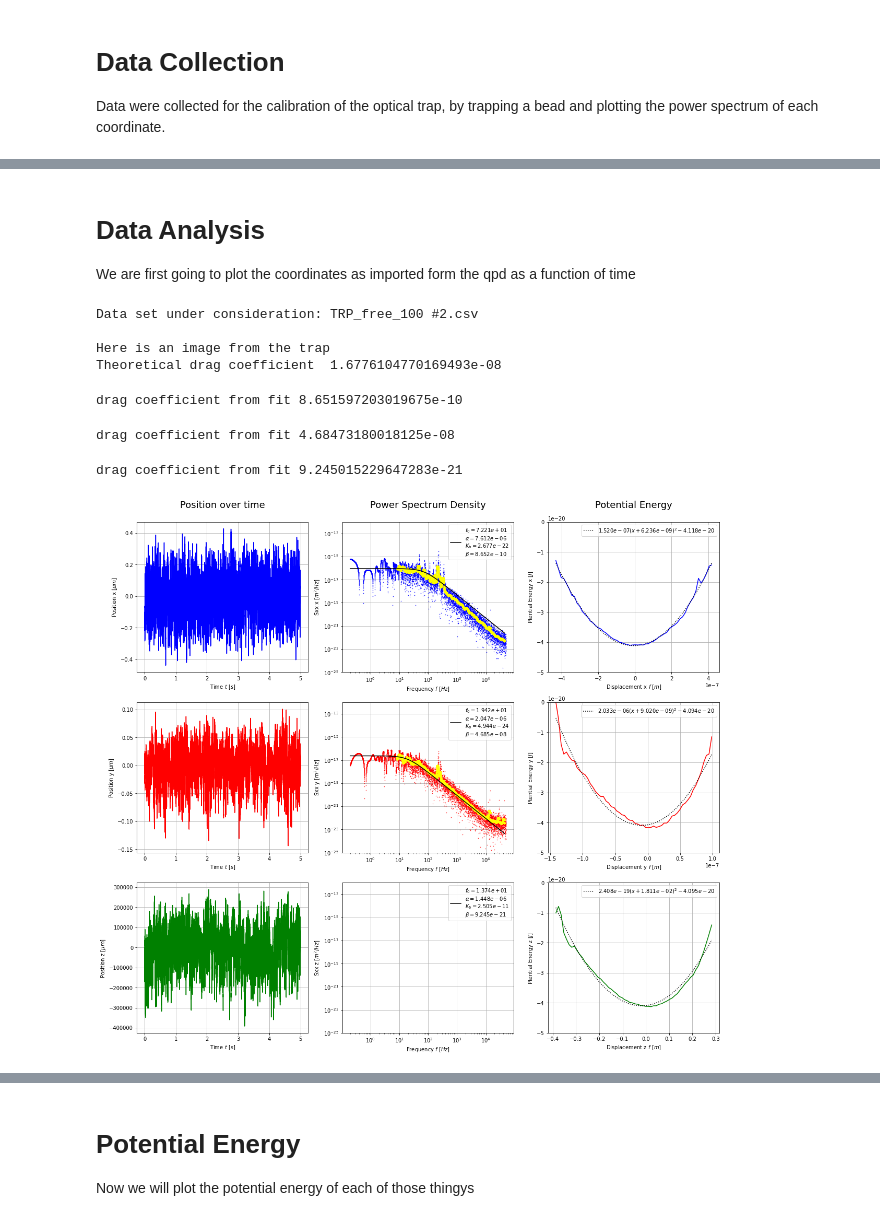
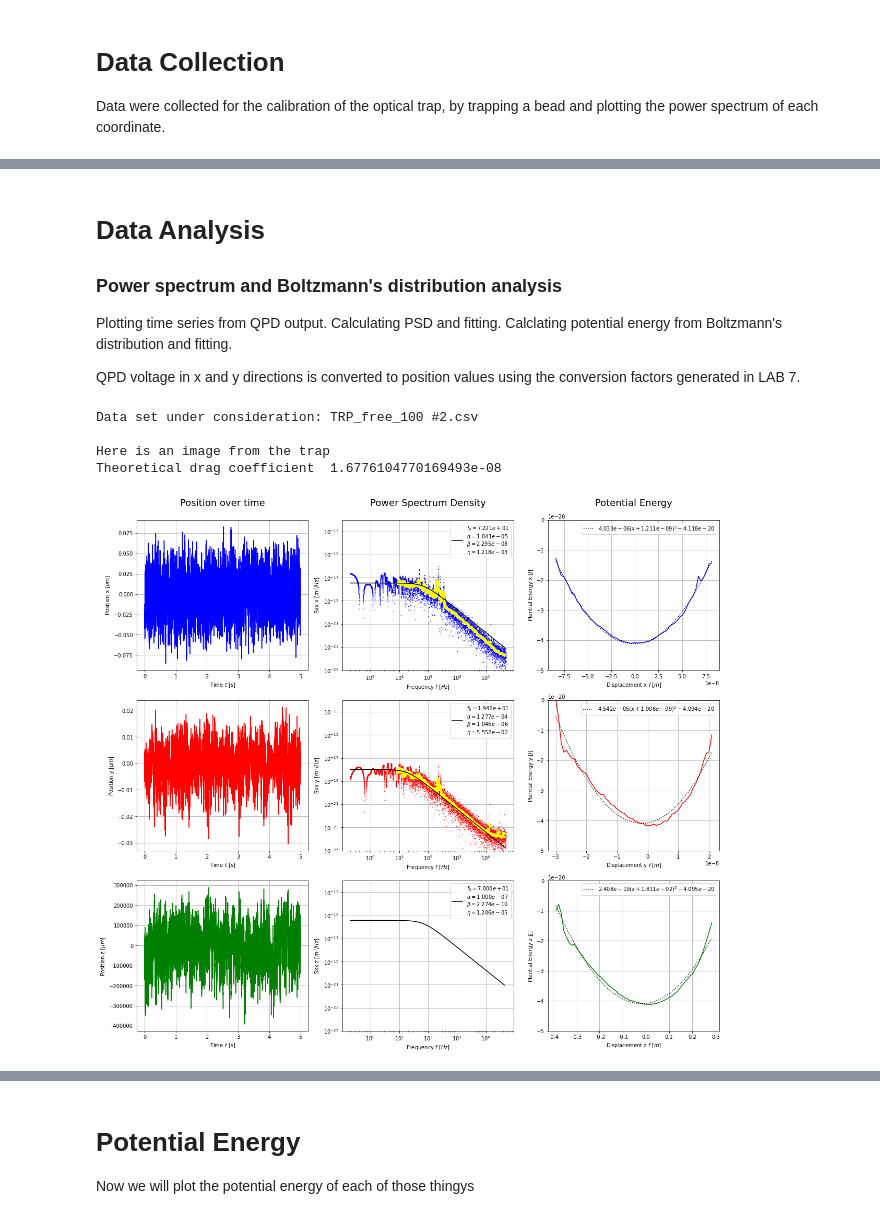
Before and after one commit to PanosEconomou/advanced-lab, a Jupyter notebook: 1.Optical-Tweezers/3.Lab-Data/8.TWEEZERS__Feb-27-2021__14-28-34/1.ANALYSIS.ipynb, the cells around one changed output, grey strips where cells are left out. Drawn from its saved outputs; the diff is of its cells as text; code cells hidden in the pictures.

Commit message:
more data analysis

```diff
--- a/1.Optical-Tweezers/3.Lab-Data/8.TWEEZERS__Feb-27-2021__14-28-34/1.ANALYSIS.ipynb
+++ b/1.Optical-Tweezers/3.Lab-Data/8.TWEEZERS__Feb-27-2021__14-28-34/1.ANALYSIS.ipynb
@@ -25,6 +26,18 @@ from tqdm import tqdm
 
 # Display mpl in notebook format
 %matplotlib inline
+# %%
+# save data to csv
+
+coord = ['x','y']
+import csv
+
+for i in range(2):
+    with open('free_bead_data_'+coord[i]+'.csv', mode='w') as free_bead_data:
+        initiate = csv.writer(free_bead_data, delimiter=',', quotechar='"', quoting=csv.QUOTE_MINIMAL)
+
+        initiate.writerow(['Laser Intensity (mA)', 'k_equipartition', 'k_eq_err','trap_boltz','PSD_I_k','PSD_II_drag',
+                           'PSD_II_k_b','PSD_II_f0','PSD_II_k','PSD_III_f0','PSD_III_k','PSD_III_drag'])
 # %% [markdown]
 # Data Collection
 
@@ -88,7 +150,10 @@ List of .csv files in .
-# %% [markdown]
-# Data Analysis
-
-We are first going to plot the coordinates as imported form the qpd as a function of time
+# %% [markdown]
+# Data Analysis
+
+### Power spectrum and Boltzmann's distribution analysis
+Plotting time series from QPD output. Calculating PSD and fitting. Calclating potential energy from Boltzmann's distribution and fitting.
+
+QPD voltage in x and y directions is converted to position values using the conversion factors generated in LAB 7.
 # %%
 ########################################### Getting data from file
 
@@ -101,10 +166,9 @@ y = data[1]-sum(data[1])/len(data[1])
 z = data[2]-sum(data[2])/len(data[2])
 
 # converting QPD voltage to position of stage
-V_pos_QPD=[-1.746*0.820*1e-6,-1.776*0.820*1e-6]
 
-x_pos = x*V_pos_QPD[0]
-y_pos = y*V_pos_QPD[1]
+x_pos = x*cal_QPD[0][laser_indx]
+y_pos = y*cal_QPD[1][laser_indx]
 
 ########################################### IMG and INFO
 
@@ -156,6 +220,9 @@ coords = [x_pos,y_pos,z]
 labels = ['x','y','z']
 colors = ['b','r','g']
 
+#data to store
+
+
 for i in tqdm(range(0,3)):
 
     ####################################### plotting POSITION
@@ -183,9 +250,9 @@ for i in tqdm(range(0,3)):
     # rescaling the data (to be equally distributed in log x)
     sample_size = 10000
 
-    spl = splrep(f, pxx)
+    spl = interpolate.splrep(f, pxx)
     f_new = np.exp(np.linspace(np.log(f[1]), np.log(f[-1]), sample_size))
-    pxx_new = splev(f_new, spl)
+    pxx_new = interpolate.splev(f_new, spl)
 
     #moving average
     total = len(pxx_new)
@@ -222,11 +289,14 @@ for i in tqdm(range(0,3)):
 
     ###################################### fitting POWER SPECTRUM DENSITY
 
-    method = 'II'
+    method = 'III'
 
     if method == 'I':
         alpha_trap = 1e-7
         params, _ = curve_fit(SxxI,f_fit,pxx_fit,p0=[alpha_trap])
+
+        PSD_I_k.append(params[0])
+        #assumes theoretical drag
 
         # Plot the fit
         ax.plot(f_avg,SxxI(f_avg,*params),c='k',\
@@ -243,6 +313,12 @@ for i in tqdm(range(0,3)):
         k_b = params[1]*(np.pi**2*3*np.pi*eta*d)/T
 
         beta_fit = const.k*T/(np.pi**2*params[1])
+
+        PSD_II_drag.append(beta_fit)
+        PSD_II_k_b.append(k_b)
+        PSD_II_f0.append(params[0])
+        PSD_II_k.append(params[0]*(2*np.pi**2*3*eta*d))
+
         print("drag coefficient from fit", beta_fit)
 
         # Plot the fit
@@ -259,6 +335,9 @@ for i in tqdm(range(0,3)):
 
         params, _ = curve_fit(SxxIII,f_fit,pxx_fit,p0=[f_0,alpha_trap])
 
+        PSD_III_f0.append(params[0])
+        PSD_III_k.append(params[1])
+        PSD_III_drag.append(params[1]/(2*np.pi*params[0]))
 
         # Plot the fit
         ax.plot(f_avg,SxxIII(f_avg,*params),c='k',\
@@ -277,36 +356,34 @@ for i in tqdm(range(0,3)):
     # Adding the necessary plot elements
     ax = fig.add_subplot(333+i*3)
     if i==0: ax.set_title('Potential Energy\n',fontsize=18)
     ax.set_xlabel('Displacement '+labels[i]+r' $f\ [m]$')
     ax.set_ylabel('Ptential Energy ' + labels[i] + r' $ [J]$')
     ax.grid()
 
     # Obtaining the histogram of the data
     hist, xx = np.histogram(coords[i],bins=Nbins)
     xx = np.array([(xx[i]+xx[i+1])/2 for i in range(len(xx)-1)])
 
     # Finding energy
     E = -const.k*T*np.log(hist)
 
     # Plot the potential energy
     ax.plot(xx,E,c=colors[i])
 
     # Obtaining the best fit curve for the histogram
     #params = np.polyfit(xx,E, 2)
     params, _ = curve_fit(poly,xx,E,p0=[1e-5,1e-10,1e-20])
     ax.plot(xx,poly(xx,*params),ls=':',c='k',
-            label=r'$ %1.3e (x + %1.3e)^2  % 1.3e  $'%tuple(params)) #
+            label=r'$ %1.3e (x + %1.3e)^2  % 1.3e  $'%tuple(params))
+    k_boltz.append(params[0])
     ax.set_ylim(-0.5e-19,0)
     ax.legend()
 
 plt.show()
 # %% [output]
 Data set under consideration: TRP_free_100 #2.csv
 
 Here is an image from the trap
 Theoretical drag coefficient  1.6776104770169493e-08
-drag coefficient from fit 8.651597203019675e-10
-drag coefficient from fit 4.68473180018125e-08
-drag coefficient from fit 9.245015229647283e-21
-[figure, old version]
+[figure, new version]
 # %%
```
Also changed, not shown: parts of 10 cells of this notebook, 30 other files.
